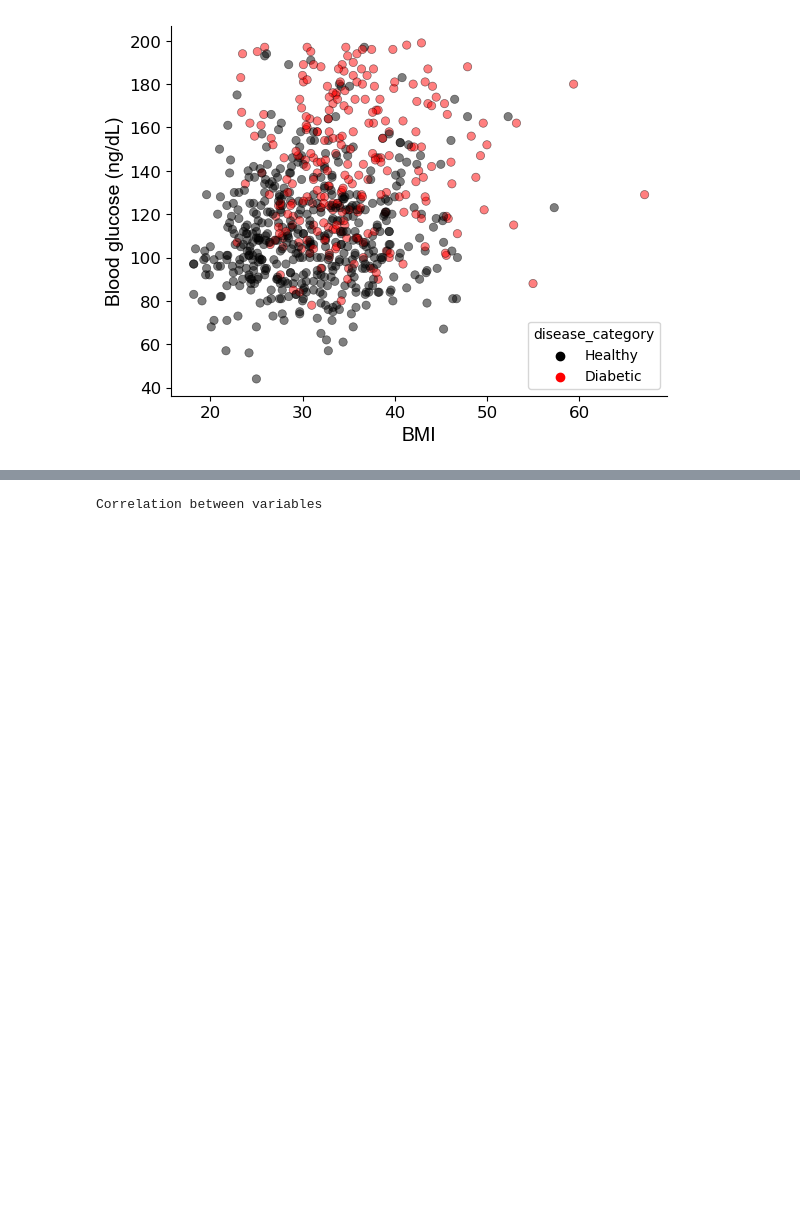
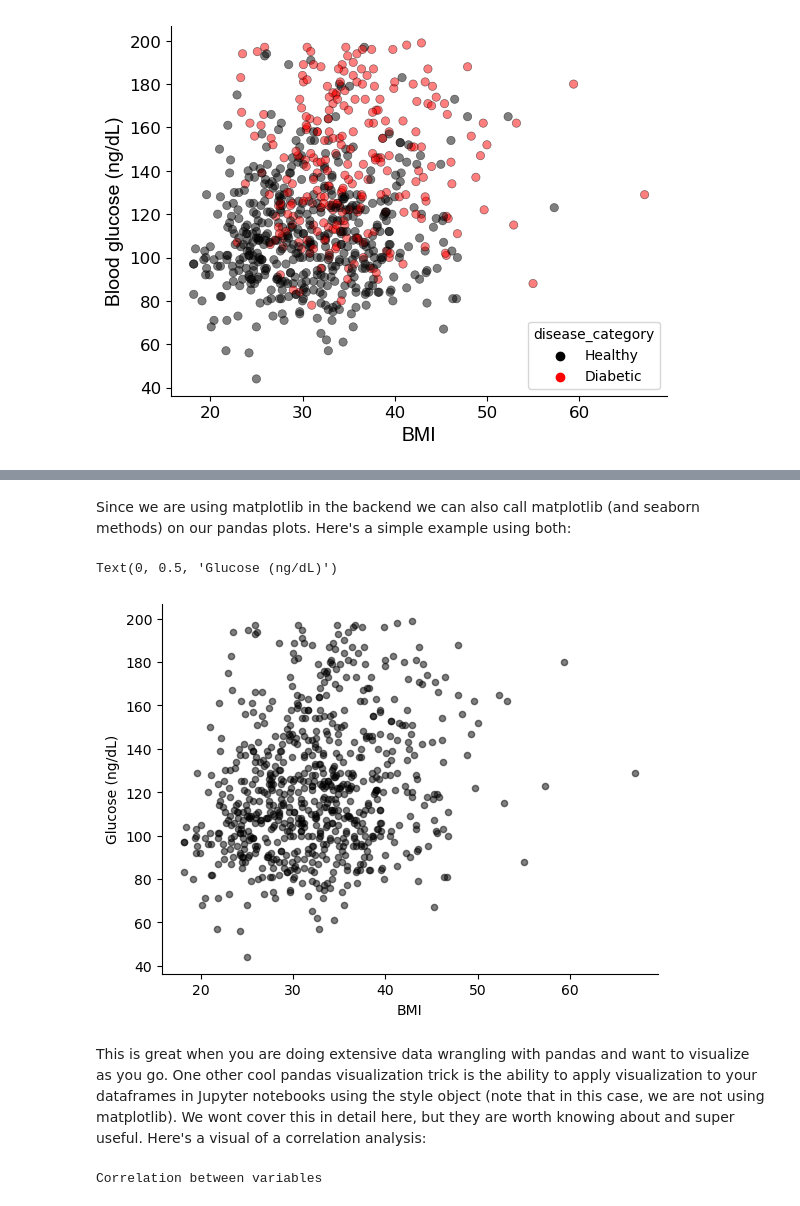
Before and after one commit to Mschaid/Blog, a Jupyter notebook: dataviz/data_viz.ipynb, the cells around one changed output, grey strips where cells are left out. Cells and saved outputs as stored; diff of their text form; code cells hidden in the pictures; blank space fills up the shorter version.

```diff
--- a/dataviz/data_viz.ipynb
+++ b/dataviz/data_viz.ipynb
@@ -199,3 +183,14 @@ Text(0.5, 0, '')
+# %% [markdown]
+Since we are using matplotlib in the backend we can also call matplotlib (and seaborn methods) on our pandas plots. Here's a simple example using both:
+# %%
+diab.plot(kind='scatter', x='BMI', y='Glucose',color='black', alpha=0.5)
+sns.despine()
+plt.ylabel('Glucose (ng/dL)')
+# %% [output]
+Text(0, 0.5, 'Glucose (ng/dL)')
+[figure, added]
+# %% [markdown]
+This is great when you are doing extensive data wrangling with pandas and want to visualize as you go. One other cool pandas visualization trick is the ability to apply visualization to your dataframes in Jupyter notebooks using the style object (note that in this case, we are not using matplotlib). We wont cover this in detail here, but they are worth knowing about and super useful. Here's a visual of a correlation analysis:
 # %%
 styles = [dict(selector="caption",
             props=[("text-align", "left"),
```
Also changed, not shown: parts of 42 cells of this notebook.
